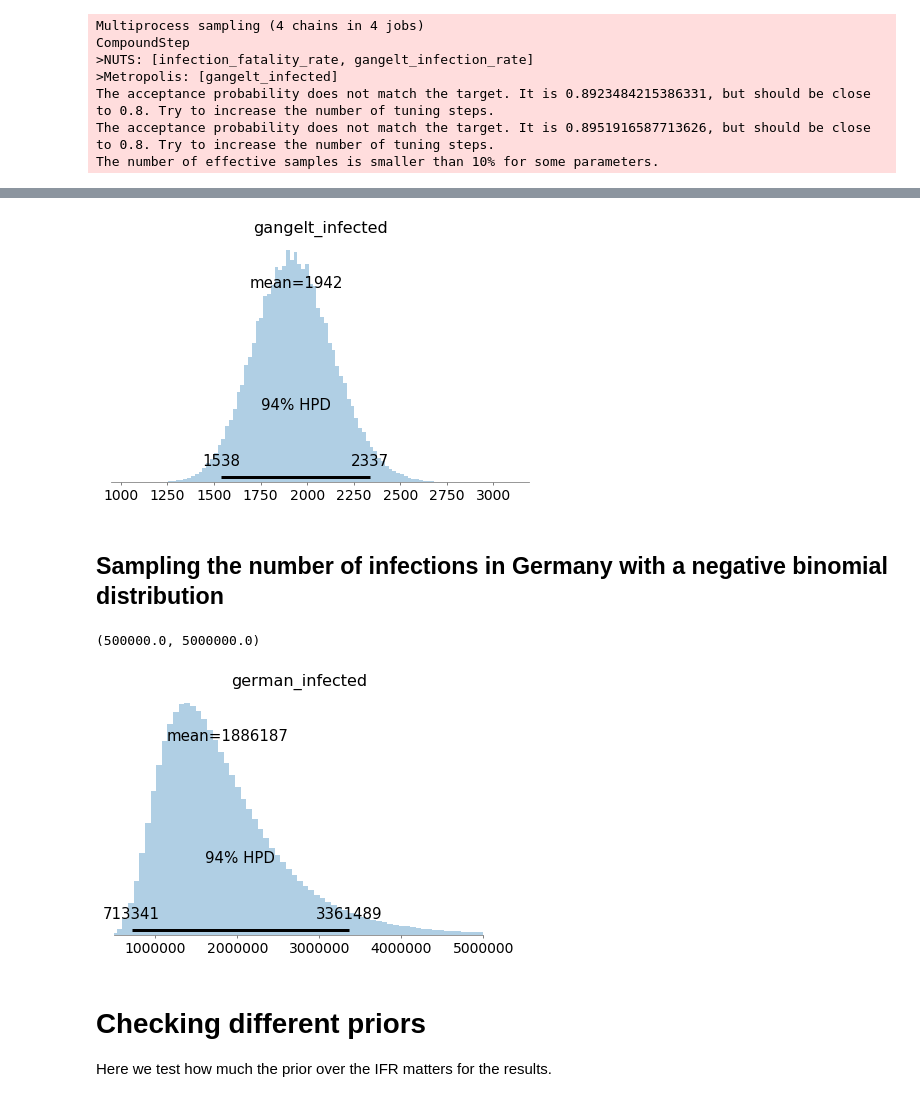
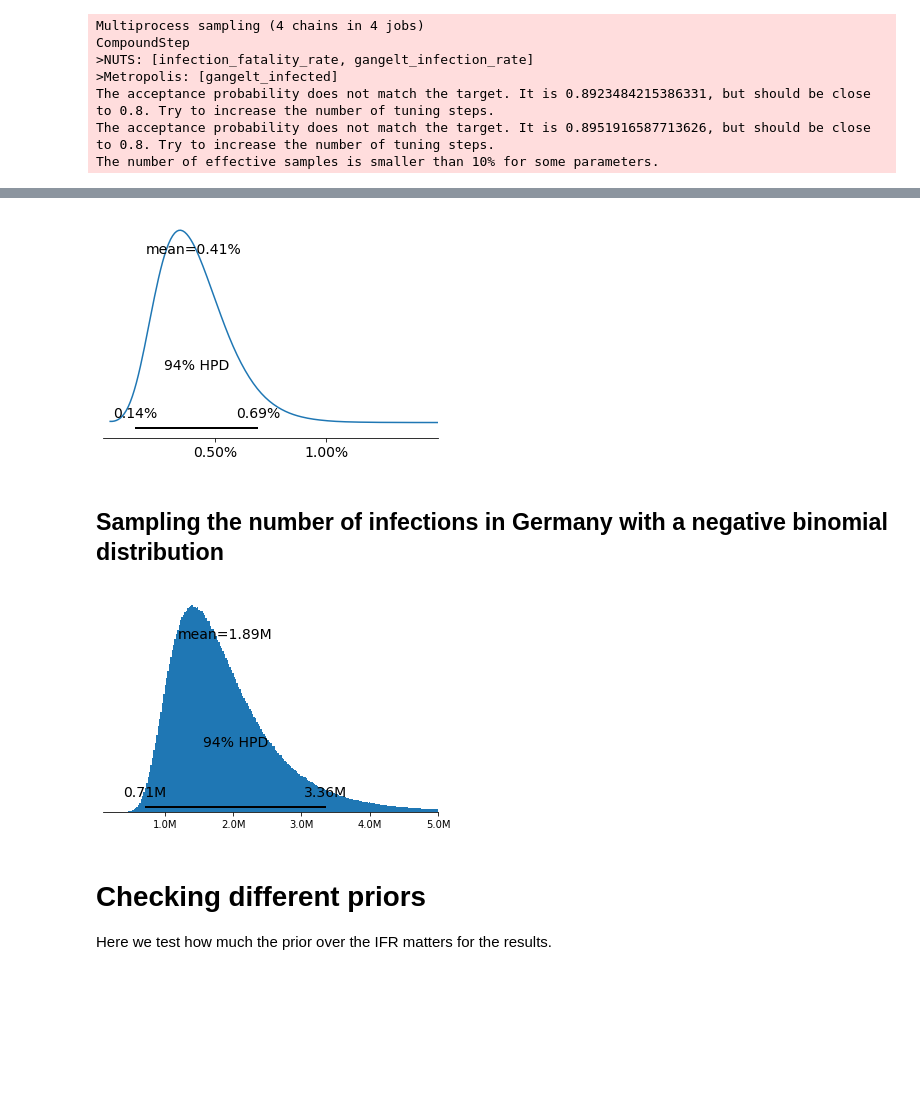
Before and after one commit to matthias-k/analysis-heinsberg-study, a Jupyter notebook: Heinsberg-Study-Model1-Germany-as-NegBinomial.ipynb, the cells around one changed output, grey strips where cells are left out. Cells and saved outputs as stored; diff of their text form; code cells hidden in the pictures; blank space fills up the shorter version.

```diff
--- a/Heinsberg-Study-Model1-Germany-as-NegBinomial.ipynb
+++ b/Heinsberg-Study-Model1-Germany-as-NegBinomial.ipynb
@@ -102,11 +249,8 @@ array([<matplotlib.axes._subplots.AxesSubplot object at 0x...>],
 # %% [markdown]
 ## Sampling the posterior
-# %%
-# this allows to continue sampling by executing the next cell repeatedly
-posterior = None
 # %%
 with model:
-    posterior = pm.sample(draws=1000000, trace=posterior)
+    posterior = pm.sample(draws=1000000)
 # %% [output]
 Multiprocess sampling (4 chains in 4 jobs)
 CompoundStep
@@ -131,20 +269,18 @@ arviz.plot_posterior(posterior, var_names=[
-# %%
-arviz.plot_posterior(posterior, var_names=[
-    'gangelt_infected'
-], bins=100);
-# %% [output]
-[figure, removed]
+# %%
+plot_infection_fatality_rate(posterior['infection_fatality_rate'])
+# %% [output]
+[figure, added]
 # %% [markdown]
 ## Sampling the number of infections in Germany with a negative binomial distribution
 # %%
 german_infected = [dist.nbinom(n=6575, p=p).rvs() for p in tqdm(posterior['infection_fatality_rate'])]
 # %%
 #arviz.plot_posterior(np.array(german_infected), bins=300, );
-arviz.plot_posterior({"german_infected": german_infected}, bins=300, );
-plt.xlim(5e5, 5e6)
+plot_german_infected(german_infected)
+#arviz.plot_posterior({"german_infected": german_infected}, bins=300, );
+#plt.xlim(5e5, 5e6)
 # %% [output]
-(500000.0, 5000000.0)
-[figure, old version]
+[figure, new version]
 # %% [markdown]
 # Checking different priors
 
```
Also changed, not shown: parts of 33 cells of this notebook.
